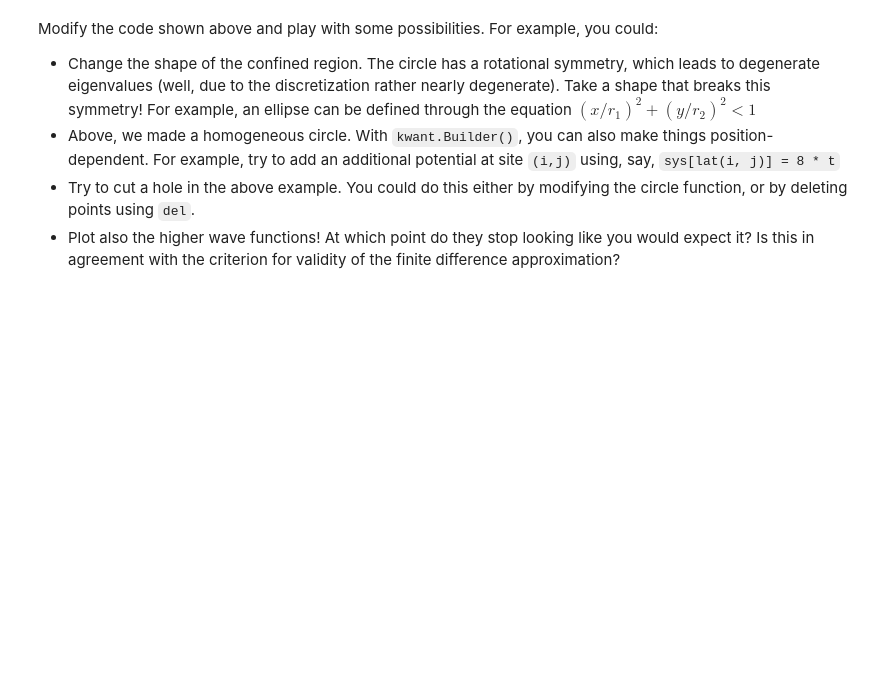
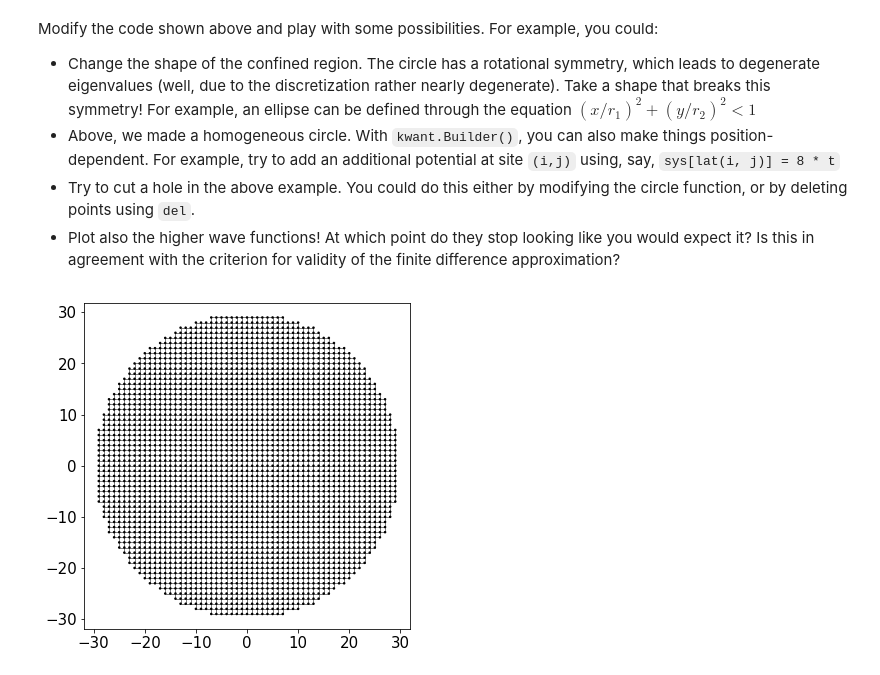
Before and after one commit to mingweii/kwant-tutorial-2016, a Jupyter notebook: 2.1.Discretizing-Hamiltonians-computing-spectra.ipynb, the cells around one changed output. Drawn from its saved outputs; the diff is of its cells as text; code cells hidden in the pictures; blank space fills up the shorter version.

```diff
--- a/2.1.Discretizing-Hamiltonians-computing-spectra.ipynb
+++ b/2.1.Discretizing-Hamiltonians-computing-spectra.ipynb
@@ -154,0 +181,4 @@ function, or by deleting points using ``del``.
+# %%
+kwant.plot(sys);
+# %% [output]
+[figure, added]
```
Also changed, not shown: parts of 9 cells of this notebook, 16 other files.
